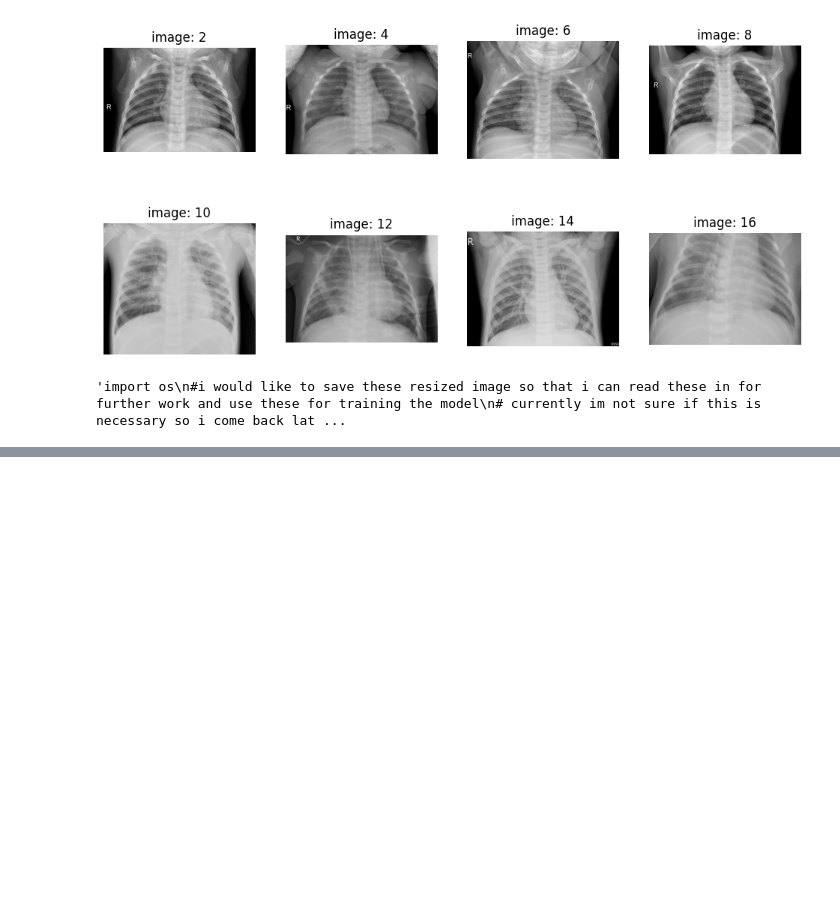
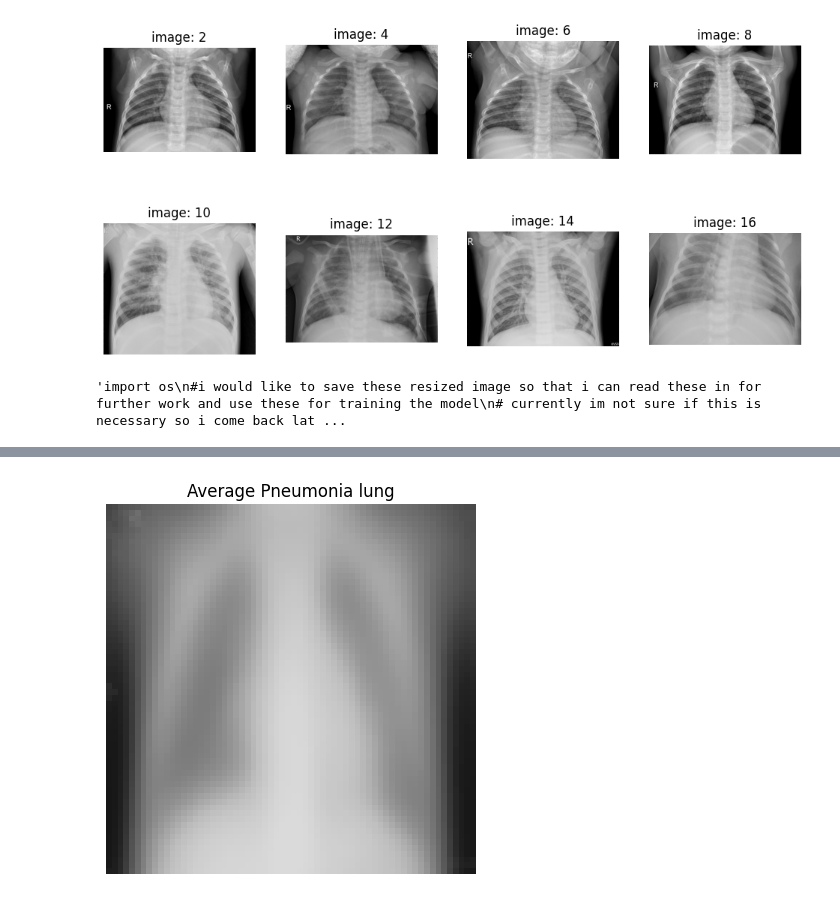
Before and after one commit to Adr1an11/Pneumonia-detection, a Jupyter notebook: pneunomia_detection.ipynb, the cells around one changed output, grey strips where cells are left out. Drawn from its saved outputs; the diff is of its cells as text; code cells hidden in the pictures; blank space fills up the shorter version.

```diff
--- a/pneunomia_detection.ipynb
+++ b/pneunomia_detection.ipynb
@@ -227,0 +232,4 @@ nm = mean_img(normal_array,"normalisvagy?")
+# %%
+APL = mean_img(normal_array,"Pneumonia lung") # APL = Average Pneumonia Lung
+# %% [output]
+[figure, added]
```
Also changed, not shown: parts of 8 cells of this notebook.
